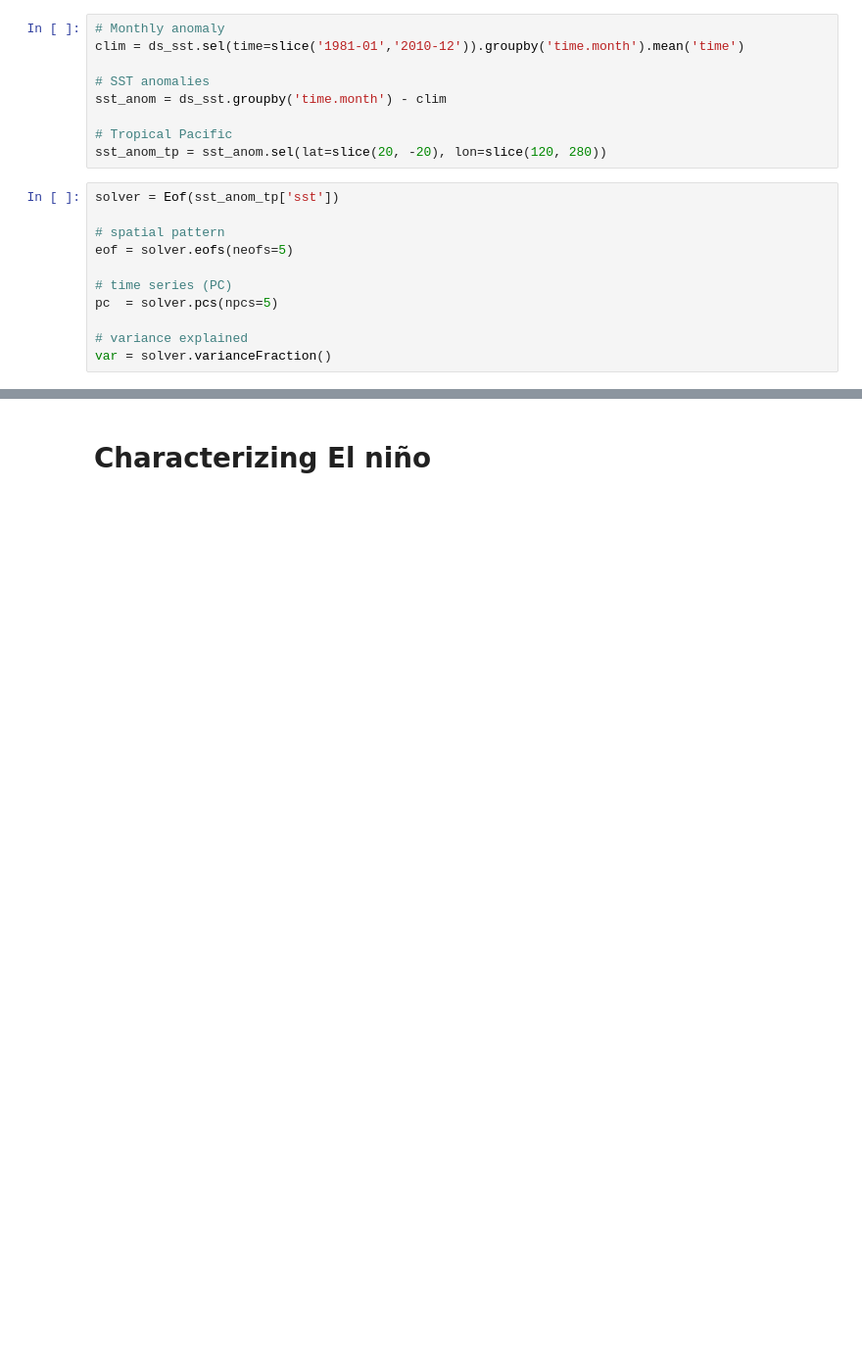
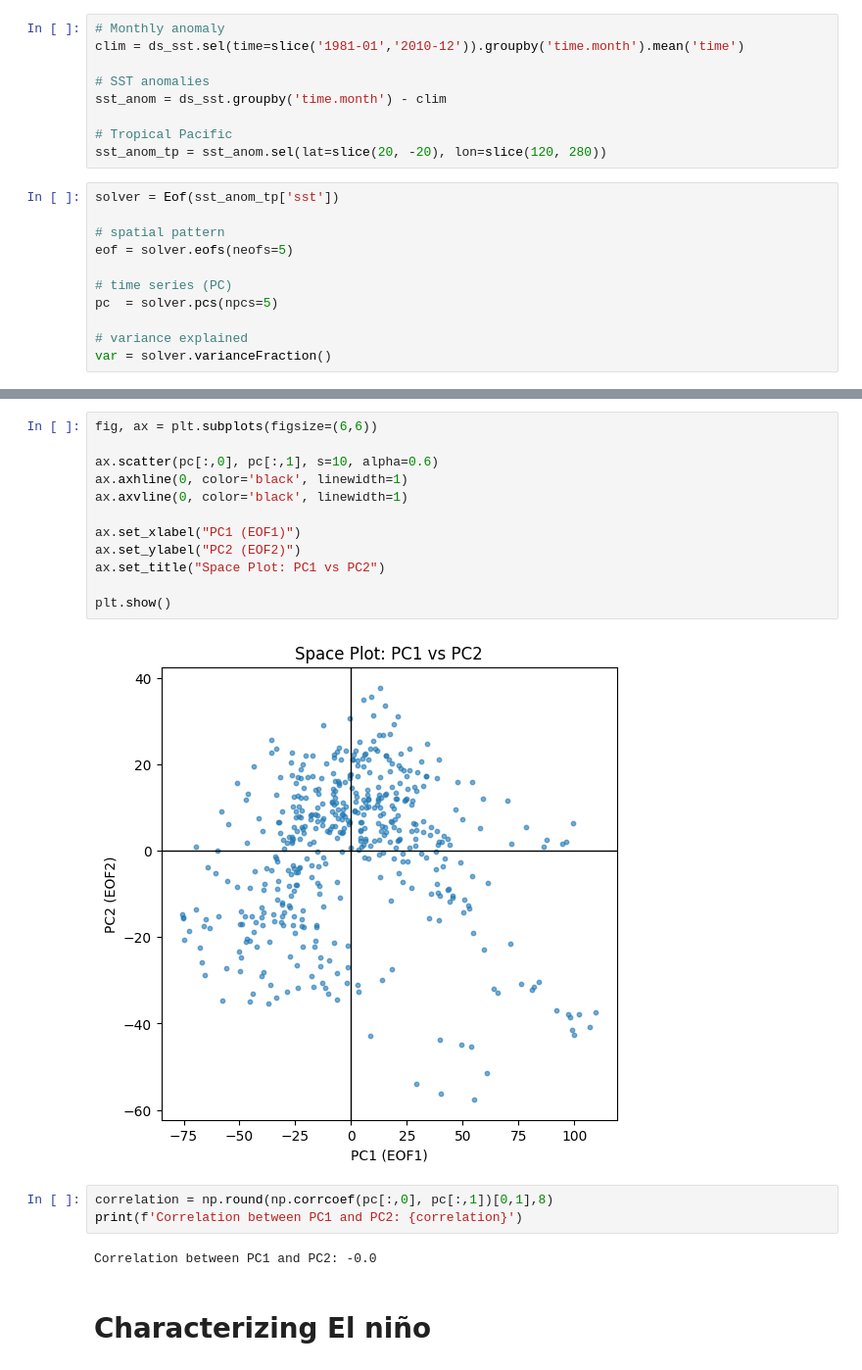
Before and after one commit to marianaolm/ML-climate, a Jupyter notebook: project_elnino.ipynb, the cells around one changed output, grey strips where cells are left out. Shown at 98% size. Drawn from its saved outputs; the diff is of its cells as text; blank space fills up the shorter version.

```diff
--- a/project_elnino.ipynb
+++ b/project_elnino.ipynb
@@ -251,3 +343,22 @@ plt.show()
+# %%
+fig, ax = plt.subplots(figsize=(6,6))
+
+ax.scatter(pc[:,0], pc[:,1], s=10, alpha=0.6)
+ax.axhline(0, color='black', linewidth=1)
+ax.axvline(0, color='black', linewidth=1)
+
+ax.set_xlabel("PC1 (EOF1)")
+ax.set_ylabel("PC2 (EOF2)")
+ax.set_title("Space Plot: PC1 vs PC2")
+
+plt.show()
+# %% [output]
+[figure, added]
+# %%
+correlation = np.round(np.corrcoef(pc[:,0], pc[:,1])[0,1],8)
+print(f'Correlation between PC1 and PC2: {correlation}')
+# %% [output]
+Correlation between PC1 and PC2: -0.0
 # %% [markdown]
 # Characterizing El niño
 # %% [markdown]
```
Also changed, not shown: parts of 12 cells of this notebook.
